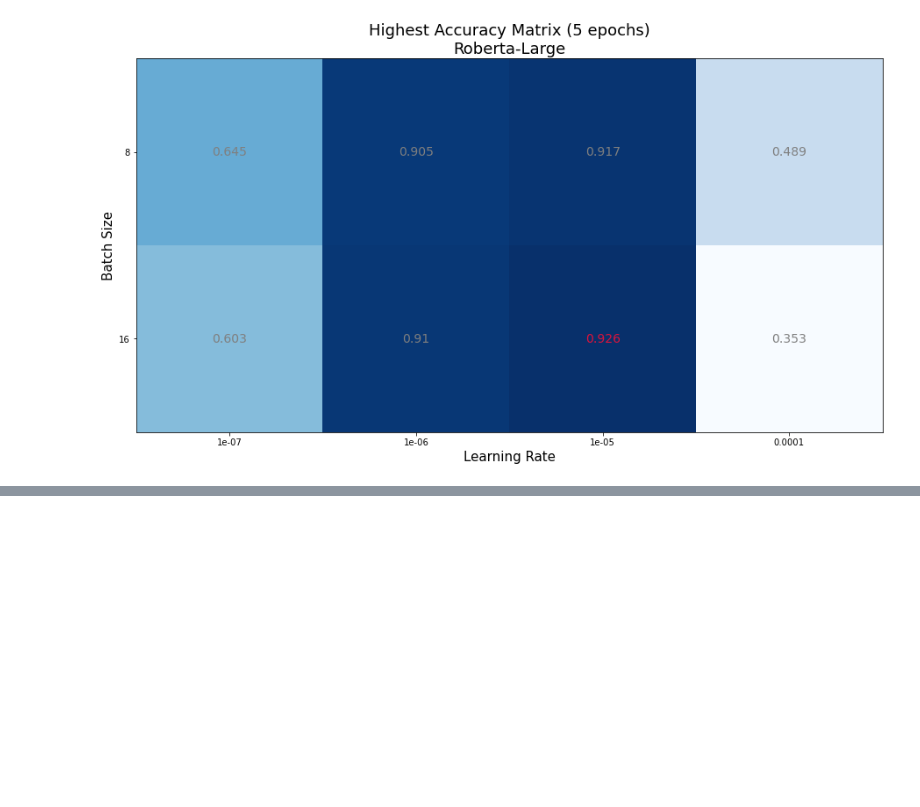
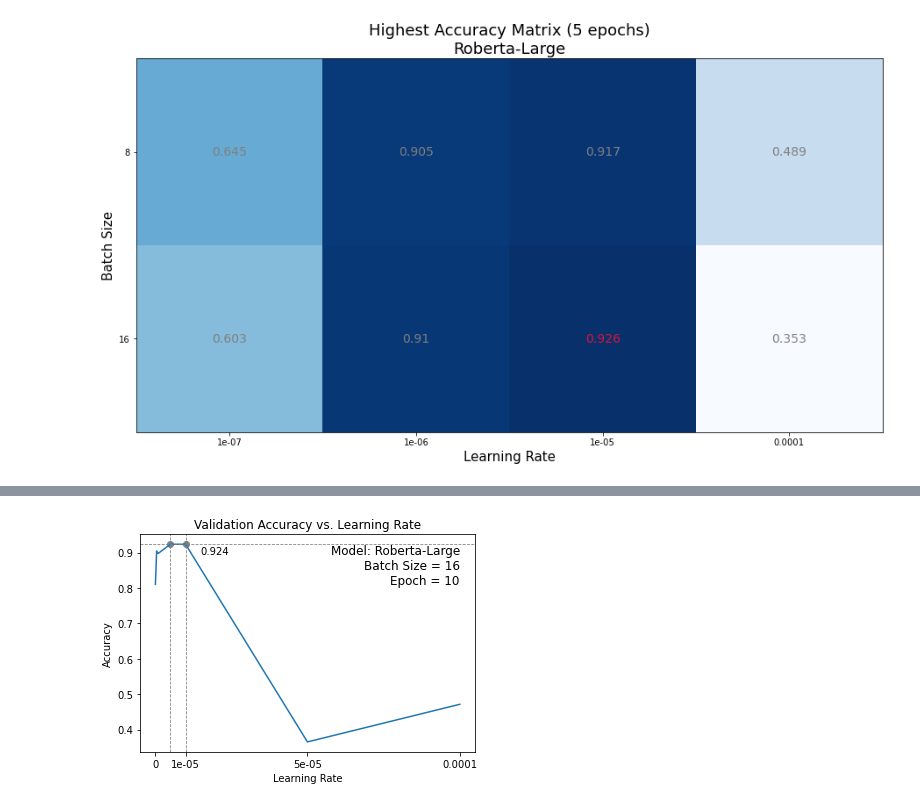
Before and after one commit to LetianLee/MSc-Project-SemEval2020-Task4, a Jupyter notebook: MSc Project/Experiment/Experiment Workflow.ipynb, the cells around one changed output, grey strips where cells are left out. Saved outputs shown, nothing was run; the diff lists cells and outputs as text; code cells hidden in the pictures; blank space fills up the shorter version.

```diff
--- a/MSc Project/Experiment/Experiment Workflow.ipynb
+++ b/MSc Project/Experiment/Experiment Workflow.ipynb
@@ -643,0 +705,43 @@ plt.show()
+# %%
+'''
+Round 3: Research on Learning Rate
+Presentation 1: Validation Accuracy vs. Learning Rate
+'''
+
+data_path = "./ExperimentResult_B/Round3_LearningRate_Roberta-Large/Roberta-Large_Adam_CrossEntropy-Round3_LearningRate.csv"
+df_data = pd.read_csv(data_path, header=0)
+
+highest_accuracy = df_data["Highest Accuracy"]
+learning_rate = df_data["Learning Rate"]
+
+# scale the X-axis (learning rate is too small to be the X-axis)
+learning_rate_X = learning_rate*100
+
+# plot curve
+plt.plot(learning_rate_X, highest_accuracy,"-")
+plt.xlabel("Learning Rate")
+plt.ylabel("Accuracy")
+plt.xticks([0]+list(learning_rate_X)[-3:],[0]+list(learning_rate)[-3:])
+plt.axvline(x=list(learning_rate_X)[-3],  color='gray' , linestyle='--', linewidth=0.8)
+plt.title("Validation Accuracy vs. Learning Rate")
+
+# plot maximum point of validation accuracy
+val_acc_max_point = (learning_rate_X[np.argmax(highest_accuracy)], max(highest_accuracy))
+plt.axvline(x=val_acc_max_point[0],  color='gray' , linestyle='--', linewidth=0.8)
+plt.axhline(y=val_acc_max_point[1],  color='gray' , linestyle='--', linewidth=0.8)
+plt.annotate("%s" % round(max(highest_accuracy),3), xy=val_acc_max_point,
+             xytext=(30, -10), textcoords='offset points')
+for i in range(len(highest_accuracy)):
+    if highest_accuracy[i] == max(highest_accuracy):
+        plt.scatter(x=learning_rate_X[i], y=highest_accuracy[i], color="gray")
+
+
+# add text
+text = "Model: %s\nBatch Size = %s\nEpoch = %s" % (df_data["Model"][0],df_data["Batch Size"][0],df_data["Test Epoch"][0])
+plt.text(x=list(learning_rate_X)[-1], y=max(highest_accuracy), s=text,
+         horizontalalignment="right", verticalalignment="top", fontsize=12)
+
+plt.savefig(save_img_pathB + "Round 3 - LearningRate - ValidationAccuracy vs LearningRate.png", bbox_inches='tight')
+plt.show()
+# %% [output]
+[figure, added]
```
Also changed, not shown: parts of 18 cells of this notebook, 40 other files.
